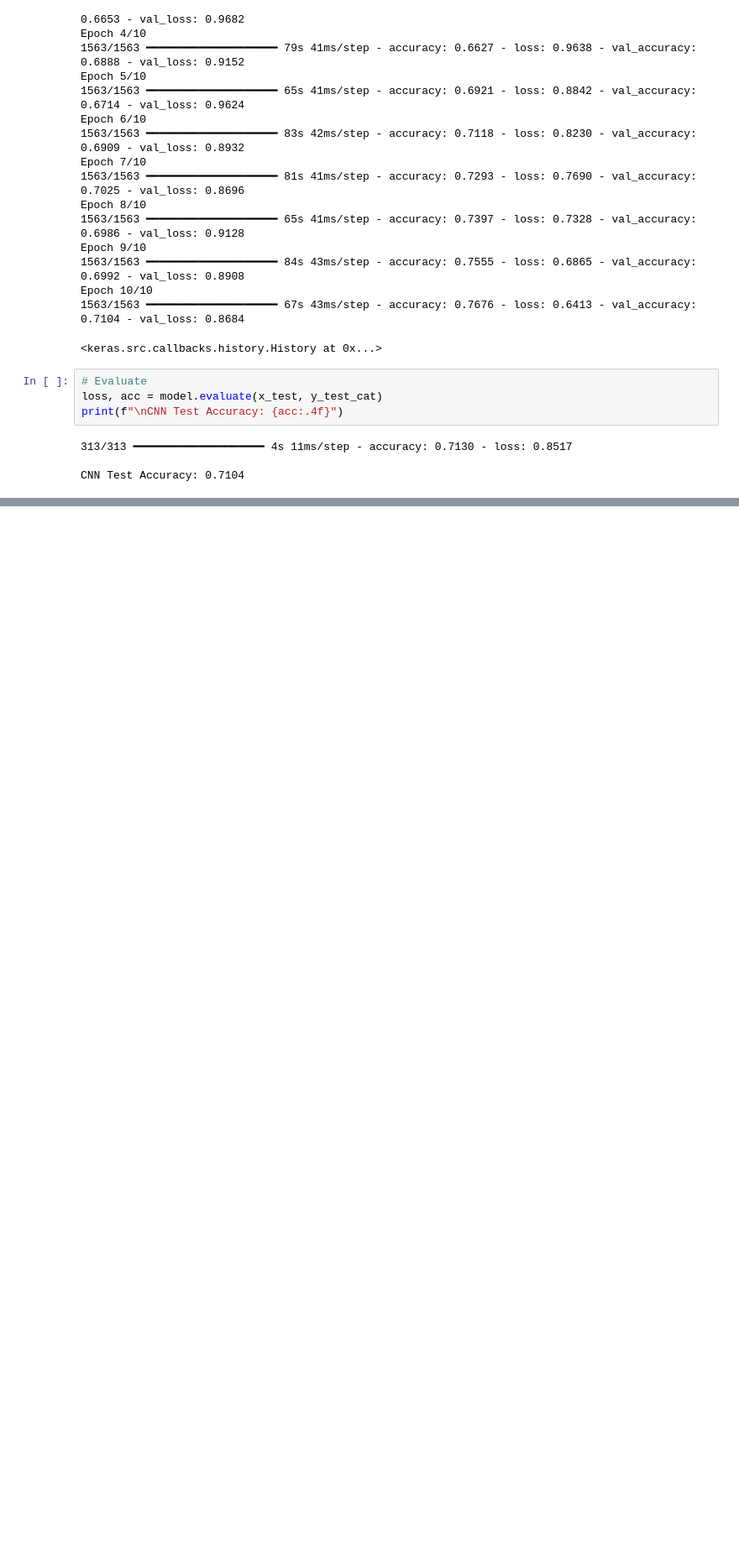
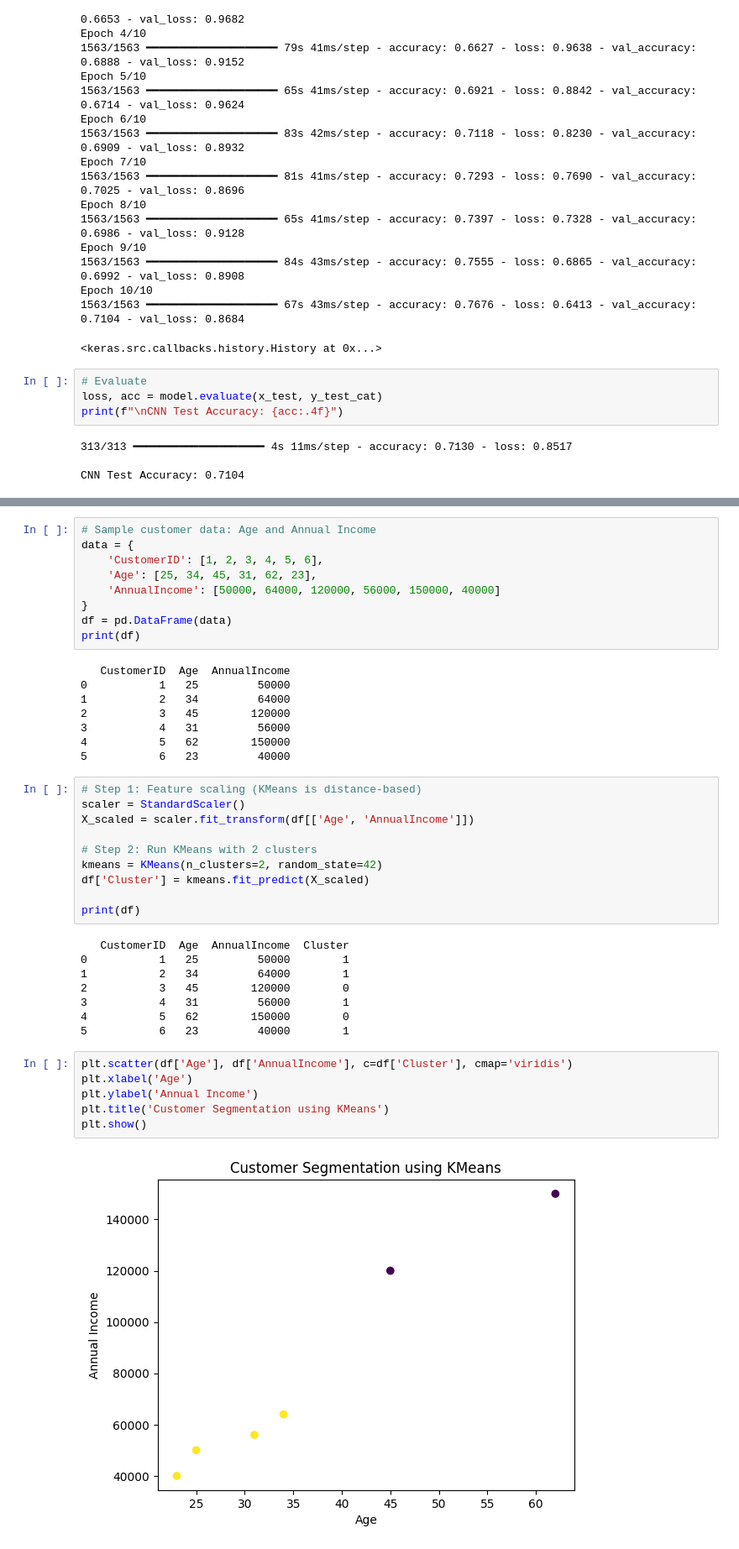
Before and after one commit to sammainahkinya1404/Machine-Learning-Projects, a Jupyter notebook: Machine_Learning_Labs_2025.ipynb, the cells around one changed output, grey strips where cells are left out. Shown at 84% size. Drawn from its saved outputs; the diff is of its cells as text; blank space fills up the shorter version.

```diff
--- a/Machine_Learning_Labs_2025.ipynb
+++ b/Machine_Learning_Labs_2025.ipynb
@@ -822,0 +849,43 @@ print(f"\nANN Test Accuracy: {acc:.4f}")
+# %%
+# Sample customer data: Age and Annual Income
+data = {
+    'CustomerID': [1, 2, 3, 4, 5, 6],
+    'Age': [25, 34, 45, 31, 62, 23],
+    'AnnualIncome': [50000, 64000, 120000, 56000, 150000, 40000]
+}
+df = pd.DataFrame(data)
+print(df)
+# %% [output]
+   CustomerID  Age  AnnualIncome
+0           1   25         50000
+1           2   34         64000
+2           3   45        120000
+3           4   31         56000
+4           5   62        150000
+5           6   23         40000
+# %%
+# Step 1: Feature scaling (KMeans is distance-based)
+scaler = StandardScaler()
+X_scaled = scaler.fit_transform(df[['Age', 'AnnualIncome']])
+
+# Step 2: Run KMeans with 2 clusters
+kmeans = KMeans(n_clusters=2, random_state=42)
+df['Cluster'] = kmeans.fit_predict(X_scaled)
+
+print(df)
+# %% [output]
+   CustomerID  Age  AnnualIncome  Cluster
+0           1   25         50000        1
+1           2   34         64000        1
+2           3   45        120000        0
+3           4   31         56000        1
+4           5   62        150000        0
+5           6   23         40000        1
+# %%
+plt.scatter(df['Age'], df['AnnualIncome'], c=df['Cluster'], cmap='viridis')
+plt.xlabel('Age')
+plt.ylabel('Annual Income')
+plt.title('Customer Segmentation using KMeans')
+plt.show()
+# %% [output]
+[figure, added]
```
Also changed, not shown: parts of 12 cells of this notebook.
